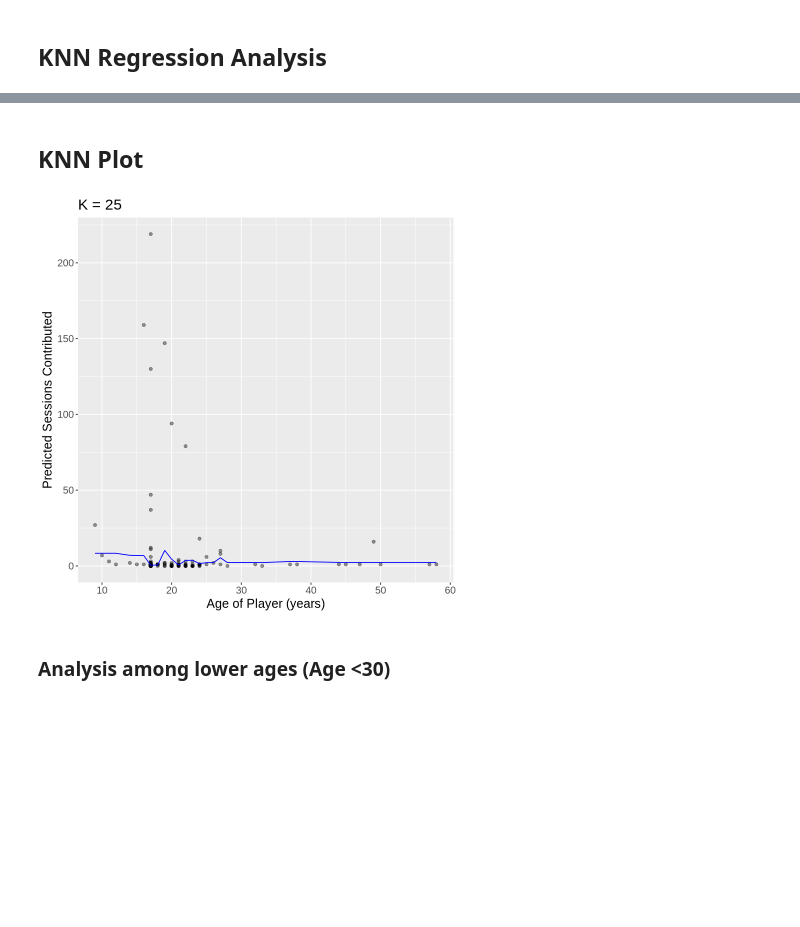
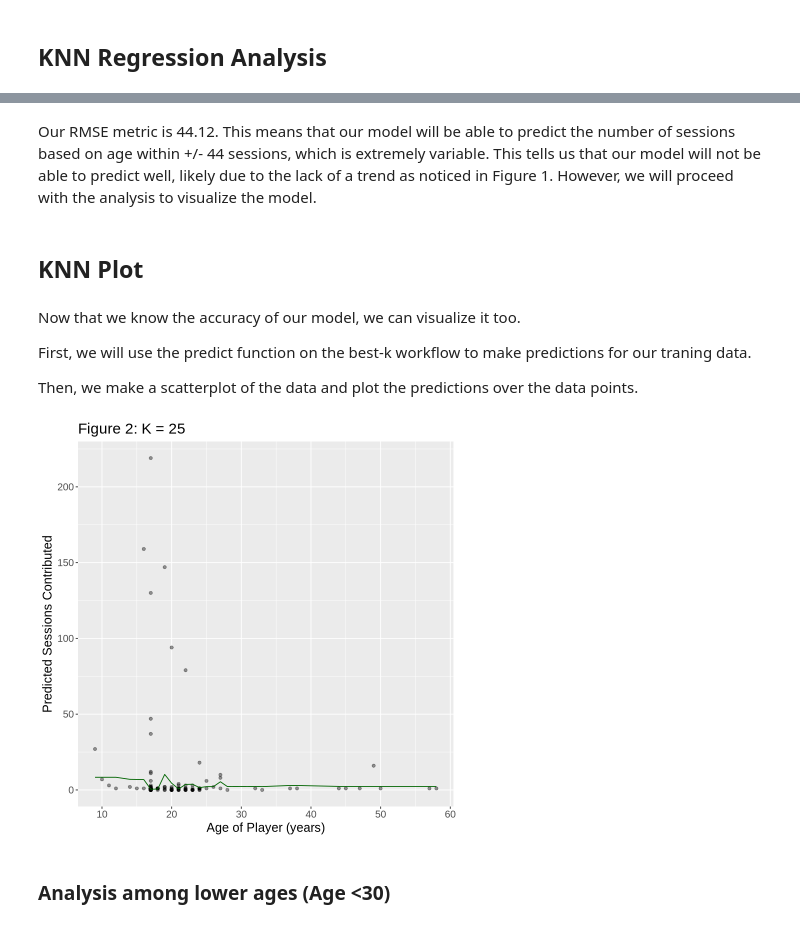
Before and after one commit to glarson5/dsci-100-group-project, a Jupyter notebook: Project Report.ipynb, the cells around one changed output, grey strips where cells are left out. Drawn from its saved outputs; the diff is of its cells as text; code cells hidden in the pictures; blank space fills up the shorter version.

Commit message:
Added explanation to analysis section

```diff
--- a/Project Report.ipynb
+++ b/Project Report.ipynb
@@ -229,27 +258,35 @@ analysis_summary <- analysis_best_fit |>
+# %% [markdown]
+Our RMSE metric is 44.12. This means that our model will be able to predict the number of sessions based on age within +/- 44 sessions, which is extremely variable. This tells us that our model will not be able to predict well, likely due to the lack of a trend as noticed in Figure 1. However, we will proceed with the analysis to visualize the model.
 # %% [markdown]
 ## KNN Plot
+# %% [markdown]
+Now that we know the accuracy of our model, we can visualize it too.
+
+First, we will use the predict function on the best-k workflow to make predictions for our traning data.
+
+Then, we make a scatterplot of the data and plot the predictions over the data points.
 # %%
 options(repr.plot.width = 7, repr.plot.height = 7)
 
 analysis_preds <- analysis_best_fit |>
     predict(analysis_training) |>
     bind_cols(analysis_training)
 
 analysis_plot <- analysis_preds |>
     ggplot(aes(x = Age, y = num_sessions)) +
 
     geom_point(alpha = 0.4) +
 
-    geom_line(aes(x = Age, y = .pred), color = "blue") +
+    geom_line(aes(x = Age, y = .pred), color = "dark green") +
 
     labs(y = "Predicted Sessions Contributed",
          x = "Age of Player (years)",
-         title = paste0("K = ", k_min)) +
+         title = paste0("Figure 2: K = ", k_min)) +
          theme(text = element_text(size = 15))
 
 analysis_plot
 # %% [output]
-[figure, old version]
+[figure, new version]
 # %% [markdown]
 ### Analysis among lower ages (Age <30)
 # %%
```
Also changed, not shown: parts of 10 cells of this notebook.
